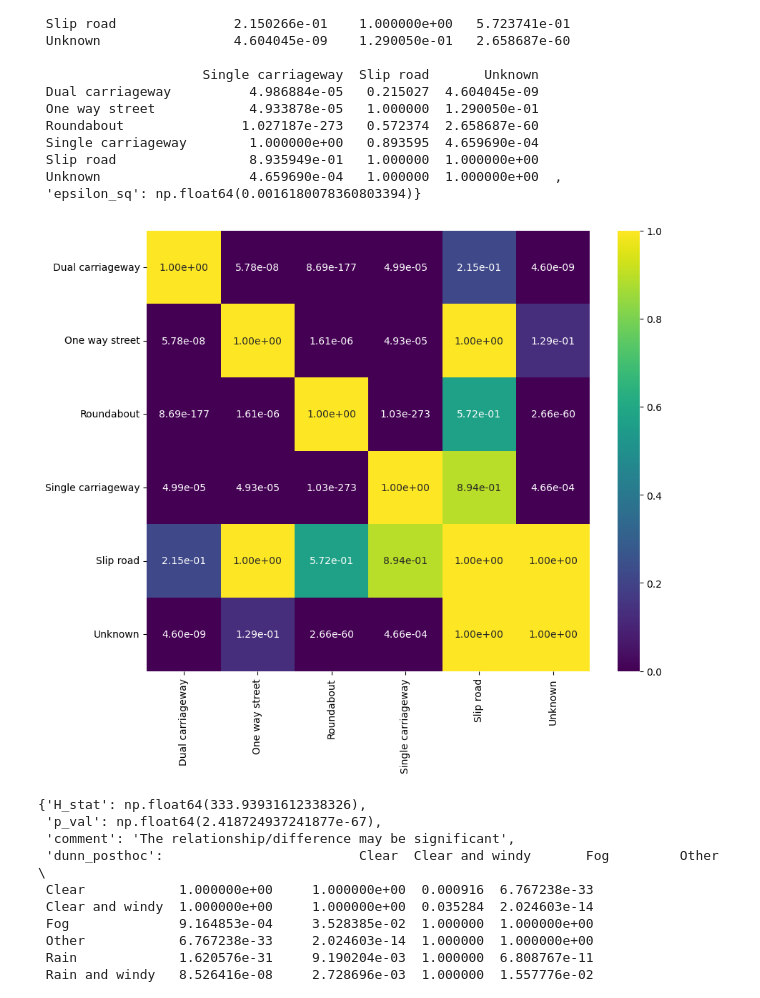
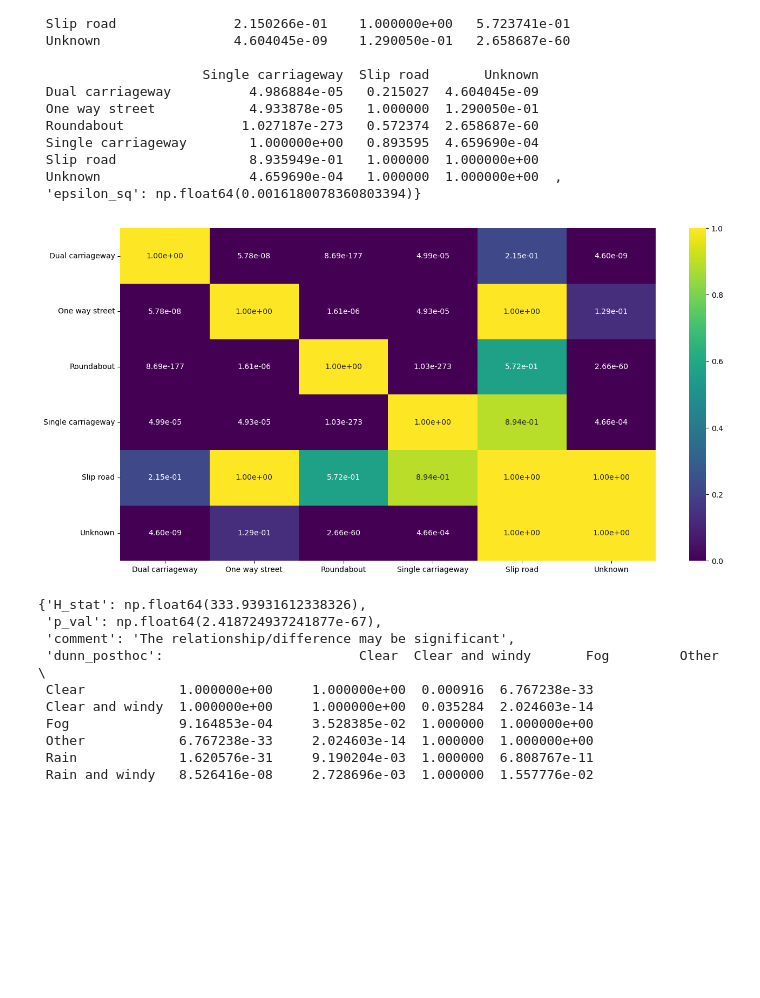
Before and after one commit to mchase007/EDA_UK_Bicycle_Accidents_1979_2018, a Jupyter notebook: EDA_BicycleAccidents.ipynb, the cells around one changed output. Saved outputs shown, nothing was run; the diff lists cells and outputs as text; code cells hidden in the pictures; blank space fills up the shorter version.

```diff
--- a/EDA_BicycleAccidents.ipynb
+++ b/EDA_BicycleAccidents.ipynb
@@ -1522,16 +1622,16 @@ run_kruskal_wallis(df_Ac_Bk_clean,'Road_type','Number_of_Casualties')
  Unknown                   4.659690e-04   1.000000  1.000000e+00  ,
  'epsilon_sq': np.float64(0.0016180078360803394)}
 # %%
-# Visualisation of matrix
+# Visualisation of matrix for Road type and number of casualties
 
 dunn_result = run_dunn_test(df_Ac_Bk_clean,'Road_type','Number_of_Casualties')
 dunn_result
 
-plt.figure(figsize=(10, 8))
+plt.figure(figsize=(16, 8))
 sns.heatmap(dunn_result, annot=True, cmap='viridis', fmt=".2e")
 plt.show()
 # %% [output]
-[figure, old version]
+[figure, new version]
 # %%
 # Test if a relationship exists between weather condition and number of casualties
 
```
Also changed, not shown: parts of 44 cells of this notebook.
